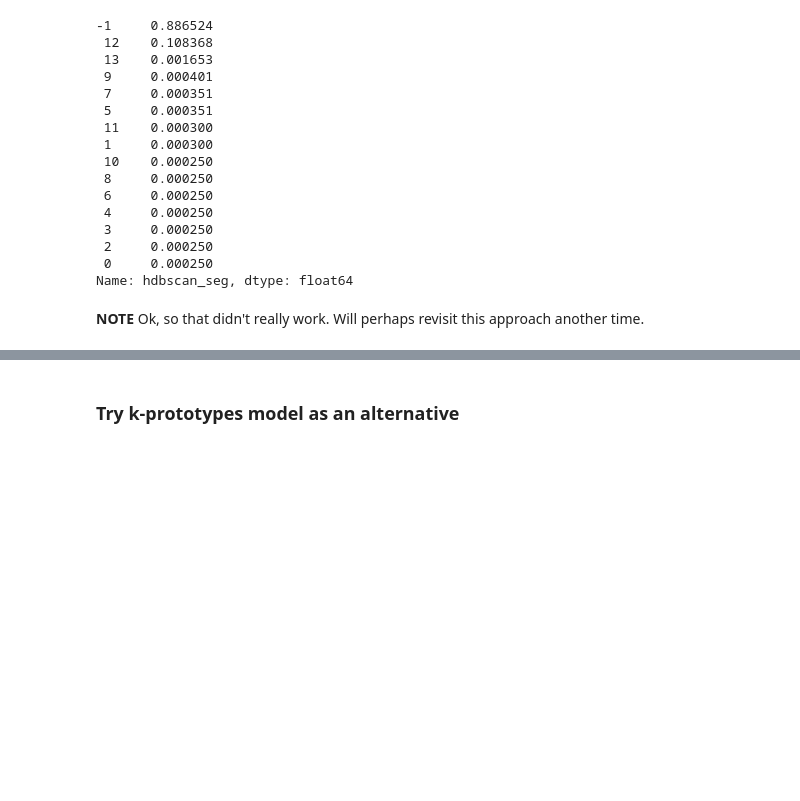
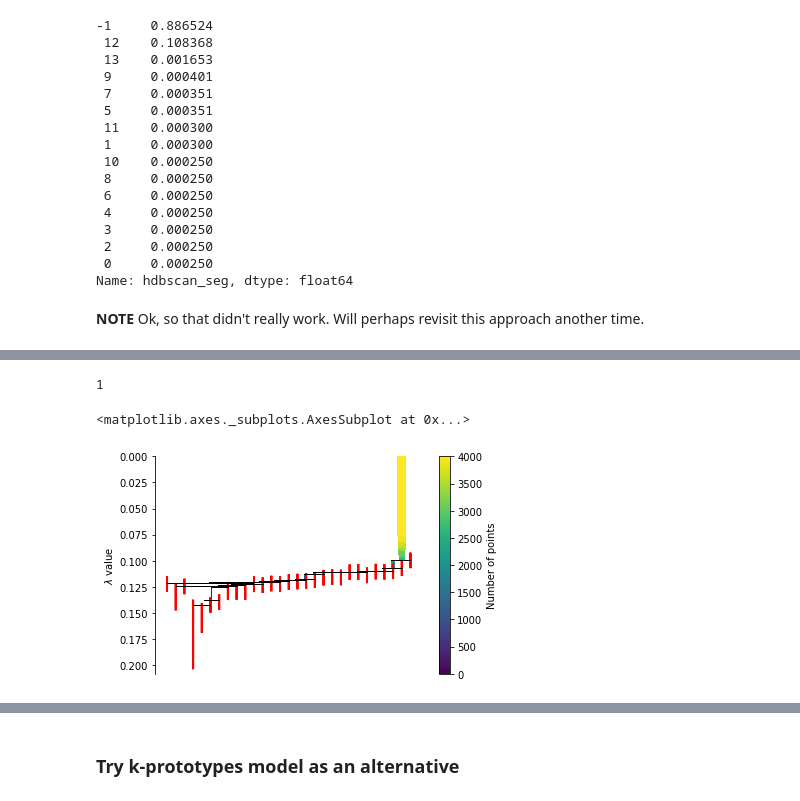
Before and after one commit to jgodin21/capstone, a Jupyter notebook: code/capstone-technical-notebook.ipynb, the cells around one changed output, grey strips where cells are left out. Cells and saved outputs as stored; diff of their text form; code cells hidden in the pictures; blank space fills up the shorter version.

```diff
--- a/code/capstone-technical-notebook.ipynb
+++ b/code/capstone-technical-notebook.ipynb
@@ -3708,0 +3710,2 @@ heom_metric = HEOM(hbp_d_3[X_vars], cat_index, nan_equivalents=[nan_equiv], norm
+# %%
+hbp_d_3_sub = hbp_d_3.sample(n=4000, random_state=2112).copy()
@@ -3768,0 +3801,16 @@ pickle.dump(clusterer, open(filename, 'wb'))
+# %%
+# Non categorical vars are only 13, 71, 72, 93, 104, 105, 106, 113
+cat_index=[0,1,2,3,4,5,6,7,8,9,10,11,12,14,15,16,17,18,19,20,21,22,23,24,25,
+           26,27,28,29,30,31,32,33,34,35,36,37,38,39,40,41,42,43,44,45,46,47,48,49,50,
+           51,52,53,54,55,56,57,58,59,60,61,62,63,64,65,66,67,68,69,70,73,74,75,
+           76,77,78,79,80,81,82,83,84,85,86,87,88,89,90,91,92,94,95,96,97,98,99,100,
+           101,102,103,107,108,109,110,111,112]
+# Calculate HEOM distance - Heterogeneous Euclidean Overlap Metric
+# See https://github.com/KacperKubara/distython
+nan_equiv = 999
+heom_metric = HEOM(hbp_d_3_sub[X_vars], cat_index, nan_equivalents=[nan_equiv], normalised='normal')
+# %%
+sub_clusterer = HDBSCAN(metric=heom_metric.heom, cluster_selection_method='leaf', core_dist_n_jobs=8,
+                        min_cluster_size=15, min_samples=3)
+# %%
+sub_clusterer.fit(hbp_d_3_sub[X_vars])
@@ -3768,0 +3825,10 @@ pickle.dump(clusterer, open(filename, 'wb'))
+# %%
+sub_clusterer.labels_.max()
+# %% [output]
+1
+# %%
+sub_clusterer.condensed_tree_.plot(select_clusters=True,
+                               selection_palette=sns.color_palette('deep', 28))
+# %% [output]
+<matplotlib.axes._subplots.AxesSubplot at 0x...>
+[figure, added]
```
Also changed, not shown: parts of 50 cells of this notebook, 6 other files.
